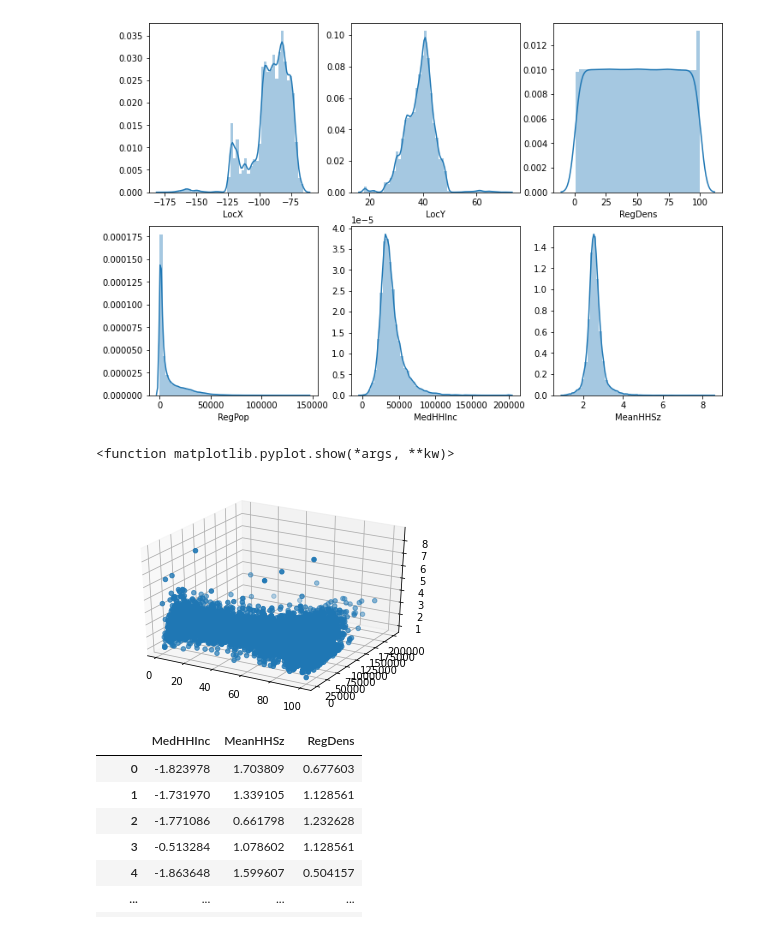
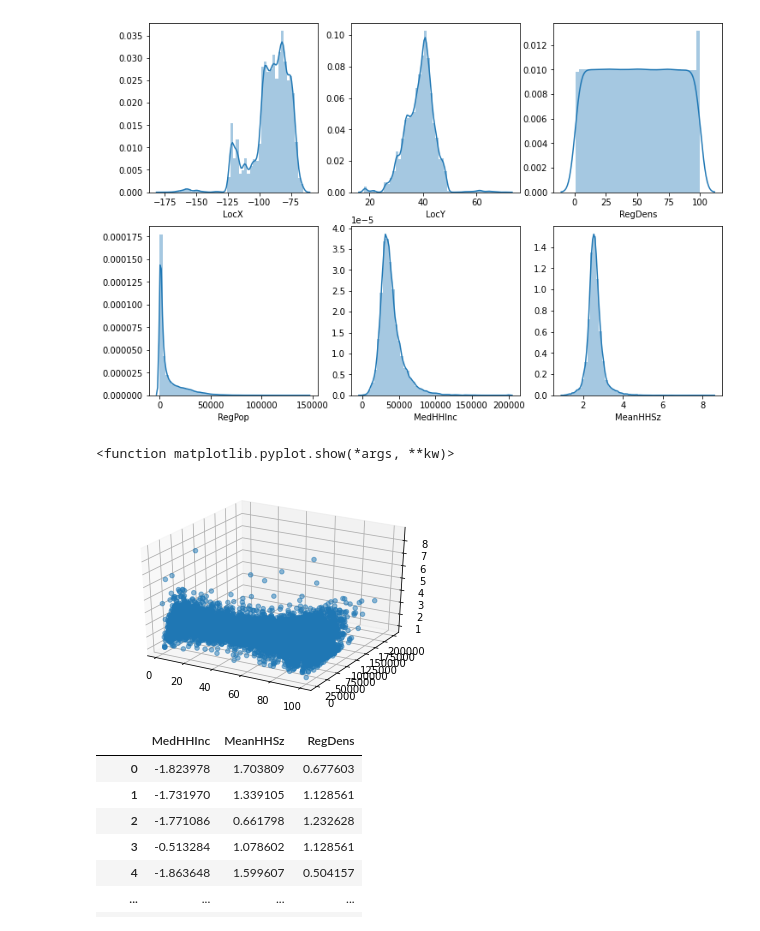
Before and after one commit to tangklrb/WQD7005, a Jupyter notebook: 14_Lab_5_Clustering/Lab 5.ipynb, the cells around one changed output. Cells and saved outputs as stored; diff of their text form; code cells hidden in the pictures.

```diff
--- a/14_Lab_5_Clustering/Lab 5.ipynb
+++ b/14_Lab_5_Clustering/Lab 5.ipynb
@@ -176,13 +176,13 @@ from mpl_toolkits.mplot3d import axes3d
 # %%
 # visualize in 3d scatter plot
 
 fig = plt.figure()
 ax1 = fig.add_subplot(111, projection = '3d')
-ax1.scatter(df['RegDens'], df['MedHHInc'], df['MeanHHSz'])
+ax1.scatter(df['RegDens'], df['MedHHInc'], df['MeanHHSz'], alpha = 0.5)
 plt.show
 # %% [output]
 <function matplotlib.pyplot.show(*args, **kw)>
-[figure, old version]
+[figure, new version]
 # %%
 # scale the data
 
```
Also changed, not shown: parts of 2 cells of this notebook.
